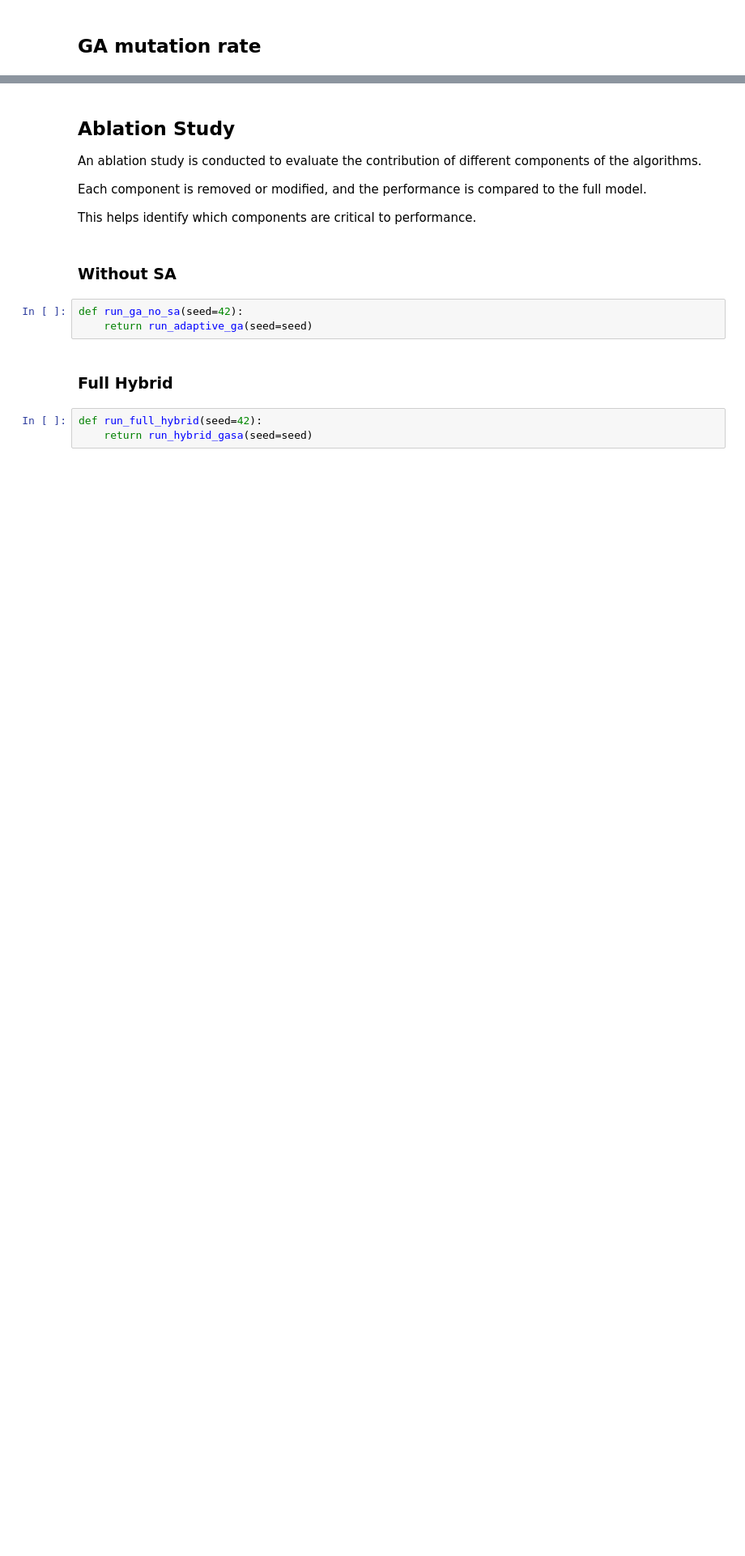
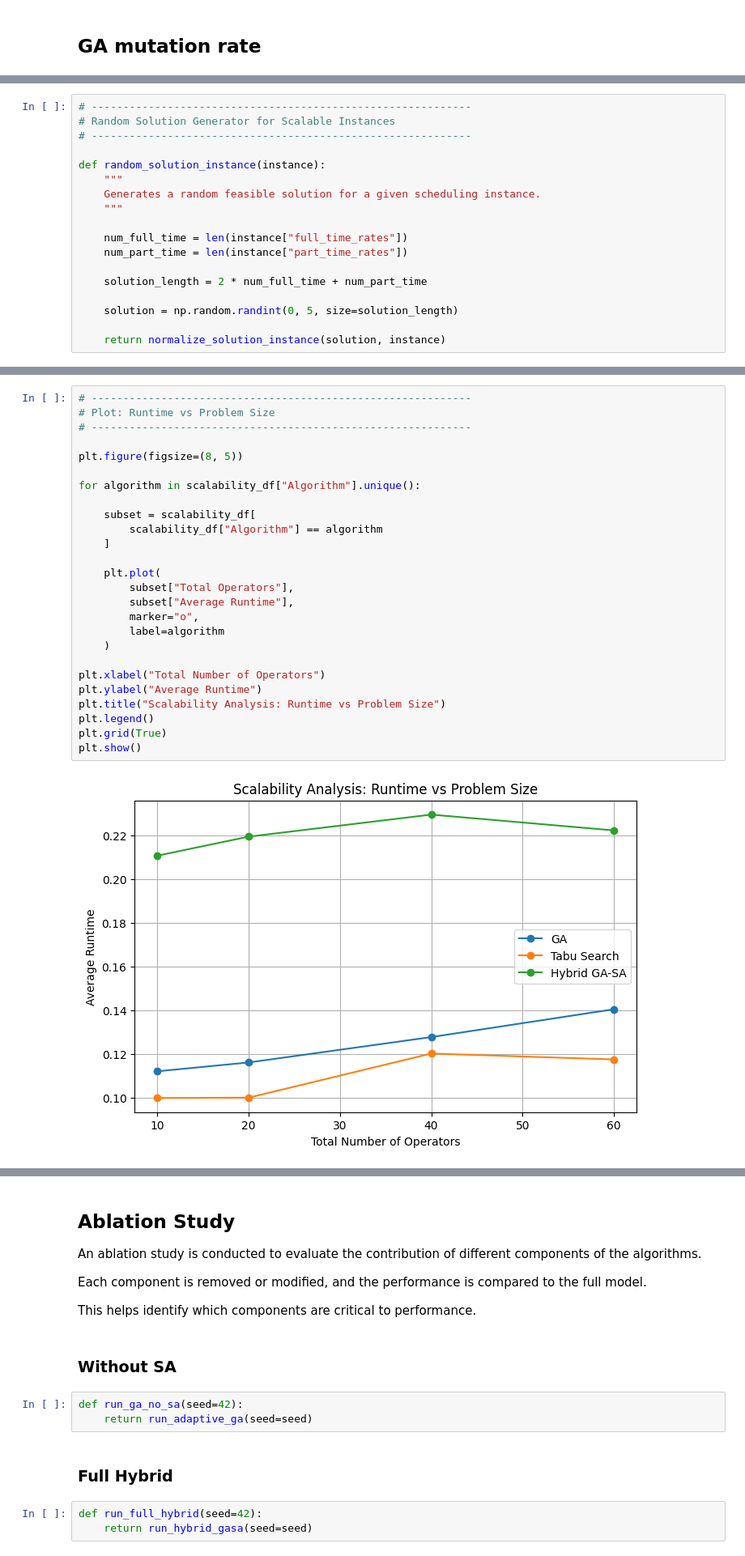
Before and after one commit to bhuttazain/Operator-Scheduling-Problem, a Jupyter notebook: Operator_Scheduling_Problem.ipynb, the cells around one changed output, grey strips where cells are left out. Shown at 81% size. Saved outputs shown, nothing was run; the diff lists cells and outputs as text; blank space fills up the shorter version.

```diff
--- a/Operator_Scheduling_Problem.ipynb
+++ b/Operator_Scheduling_Problem.ipynb
@@ -2388,0 +2669,18 @@ pd.DataFrame(ts_sensitivity)
+# %%
+# ------------------------------------------------------------
+# Random Solution Generator for Scalable Instances
+# ------------------------------------------------------------
+
+def random_solution_instance(instance):
+    """
+    Generates a random feasible solution for a given scheduling instance.
+    """
+
+    num_full_time = len(instance["full_time_rates"])
+    num_part_time = len(instance["part_time_rates"])
+
+    solution_length = 2 * num_full_time + num_part_time
+
+    solution = np.random.randint(0, 5, size=solution_length)
+
+    return normalize_solution_instance(solution, instance)
@@ -2388,0 +3123,28 @@ pd.DataFrame(ts_sensitivity)
+# %%
+# ------------------------------------------------------------
+# Plot: Runtime vs Problem Size
+# ------------------------------------------------------------
+
+plt.figure(figsize=(8, 5))
+
+for algorithm in scalability_df["Algorithm"].unique():
+
+    subset = scalability_df[
+        scalability_df["Algorithm"] == algorithm
+    ]
+
+    plt.plot(
+        subset["Total Operators"],
+        subset["Average Runtime"],
+        marker="o",
+        label=algorithm
+    )
+
+plt.xlabel("Total Number of Operators")
+plt.ylabel("Average Runtime")
+plt.title("Scalability Analysis: Runtime vs Problem Size")
+plt.legend()
+plt.grid(True)
+plt.show()
+# %% [output]
+[figure, added]
```
Also changed, not shown: parts of 30 cells of this notebook.
